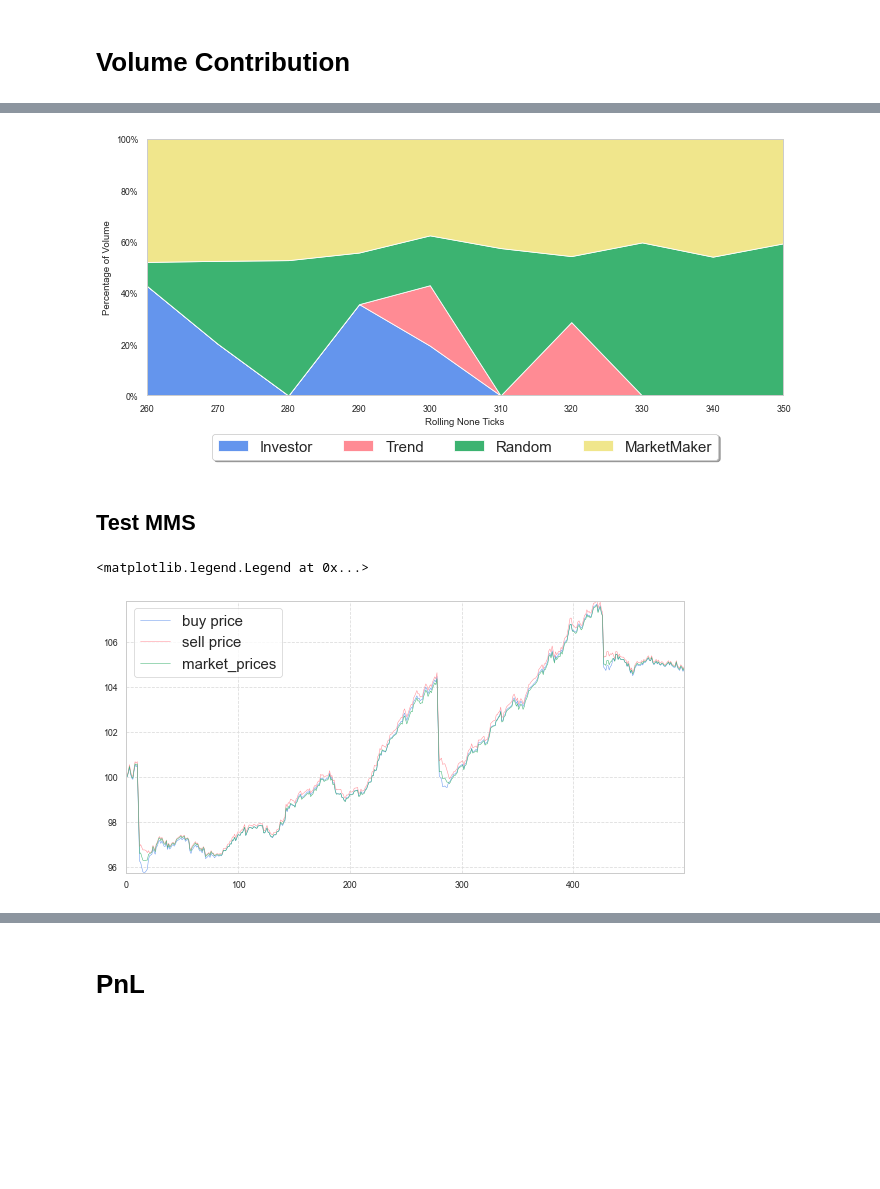
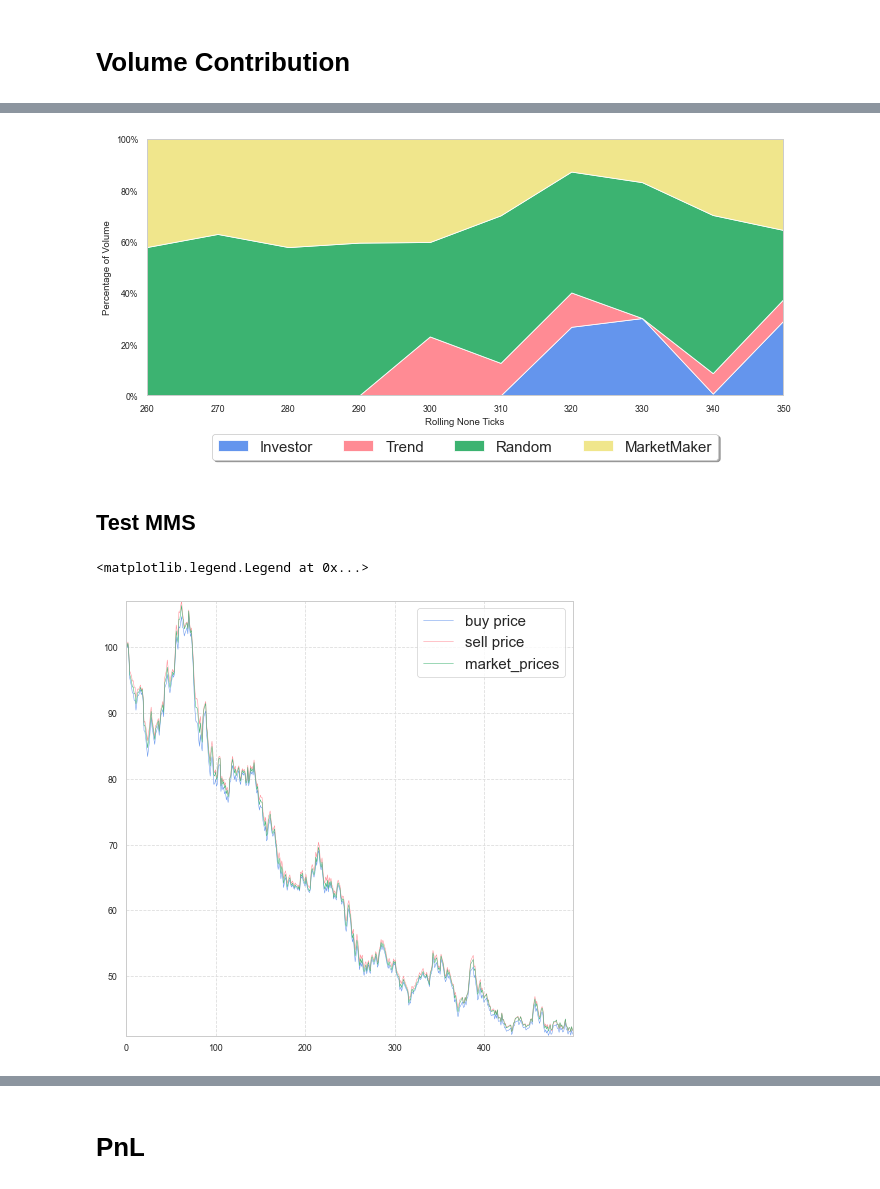
Before and after one commit to victoremil1996/rl_for_trading, a Jupyter notebook: notebooks/market_simulation_test_best_calibration.ipynb, the cells around one changed output, grey strips where cells are left out. Drawn from its saved outputs; the diff is of its cells as text; code cells hidden in the pictures; blank space fills up the shorter version.

```diff
--- a/notebooks/market_simulation_test_best_calibration.ipynb
+++ b/notebooks/market_simulation_test_best_calibration.ipynb
@@ -54,7 +54,7 @@ The autoreload extension is already loaded. To reload it, use:
 n_random_agents = 4
 n_investor_agents = 2
 n_trend_agents = 4
-n_mm_agents = 10
+n_mm_agents = 15
 n_rl_agents = 0
 
 n_agents = n_random_agents + n_investor_agents + n_trend_agents + n_rl_agents + n_mm_agents
@@ -77,10 +77,12 @@ agents = []
 
 investor_agents = []
 
+inv_intensity = 0.02
+
 if n_investor_agents >= 1:
     investor_agents.append(InvestorAgent(agent_id = 0,
                                      delta = delta,
-                                     intensity = 0.005,
+                                     intensity = inv_intensity / 2,
                                      buy_price_margin = 0.0025,
                                      sell_price_margin = 0.010,
                                      buy_volume = 15,
@@ -89,7 +91,7 @@ if n_investor_agents >= 1:
 if n_investor_agents == 2:
     investor_agents.append(InvestorAgent(agent_id = 1,
                                          delta = delta,
-                                         intensity = 0.01,
+                                         intensity = inv_intensity,
                                          n_orders = 6,
                                          buy_price_margin  = 0.005,
                                          sell_price_margin = 0.020,
@@ -101,7 +103,7 @@ random_agents = [RandomAgent(agent_id = j + n_investor_agents,
                              delta = delta,
                              noise_range = (0.0001, 0.0003),
                              mid_price_noise = 0.0025,
-                             n_coin_flips = 2,
+                             n_coin_flips = 3,
                              coin_bias_sell = 0.5,
                              coin_bias_buy = 0.5) for j in range(n_random_agents)]
 
@@ -114,8 +116,8 @@ trend_agents = [TrendAgent(agent_id = j + n_random_agents + n_investor_agents,
 mm_agents = [MarketMakerAgent(agent_id = j + n_random_agents + n_investor_agents + n_trend_agents,
                               delta = delta,
                               gamma = 0.00005,
-                              gamma2 = np.random.uniform(0.5, 0.5), #np.random.randint(1, 1),
-                              spread_zero = np.random.uniform(0.05, 0.05),
+                              gamma2 = np.random.uniform(0.5, 0.75), #np.random.randint(1, 1),
+                              spread_zero = np.random.uniform(0.1, 0.1),
                               n_volume = 3) for j in range(n_mm_agents)]
 
 rl_agents = [RLAgent(agent_id = j + n_random_agents + n_investor_agents + n_trend_agents + mm_agents,
@@ -227,8 +229,8 @@ for episode in range(n_episodes):
         if time % 100 == 0:
             clear_output()
             ax[0].cla()
-            #ax[0].plot(market_prices)
-            ax[0].plot(atps)
+            ax[0].plot(market_prices)
+            #ax[0].plot(atps)
             ax[0].set(title = "MARKET PRICE")
 
             ax[1].cla()
@@ -249,6 +251,7 @@ for episode in range(n_episodes):
     #########################################
     if stack_autocorrels:
         mp = pd.DataFrame(atps)
+        #mp = pd.DataFrame({"return": market_prices})
         returns = (mp / mp.shift(1)  - 1).dropna()
         #fig1, ax1 = plt.subplots()
         #ax1.set(xlim = (0, 10))
@@ -284,7 +287,7 @@ trend_volumes = trend_volumes / total_volumes
 random_volumes = random_volumes / total_volumes
 
 stacked_volumes = np.vstack((investor_volumes, trend_volumes,random_volumes, mm_volumes))
-stacked_pnls = np.vstack((investor_pnls, trend_pnls, random_pnls, mm_pnls))
+stacked_pnls = np.vstack((investor_pnls / n_investor_agents, trend_pnls / n_trend_agents, random_pnls / n_random_agents, mm_pnls / n_mm_agents))
 time_points = np.linspace(save_count, time_periods, int(time_periods / save_count))
 
 #save_state_space
@@ -426,20 +433,20 @@ fig.tight_layout()
 volume_name_zoom = "volume_graph_zoom_5"
 #plt.savefig(f"plots/{volume_name_zoom}.png")
 # %% [output]
-[figure, old version]
+[figure, new version]
 # %% [markdown]
 ## Test MMS
 # %%
-fig, ax = plt.subplots(figsize = (10, 5))
+fig, ax = plt.subplots(figsize = (8, 8))
 ax.plot(bps, label = "buy price", lw = 0.5)
 ax.plot(sps, label = "sell price", lw = 0.5)
 ax.plot(state["market_prices"][100:], label = "market_prices", lw = 0.5)
 ax.legend()
 #ax.set_xlim(200, 250)
 #ax.set_ylim(108, 110)
 # %% [output]
 <matplotlib.legend.Legend at 0x...>
-[figure, old version]
+[figure, new version]
 # %%
 fig, ax = plt.subplots(figsize = (10, 5))
 pd.DataFrame(state["market_prices"][100:]).rolling(window = 10).std().plot(ax = ax)
```
Also changed, not shown: parts of 13 cells of this notebook, 4 other files.
